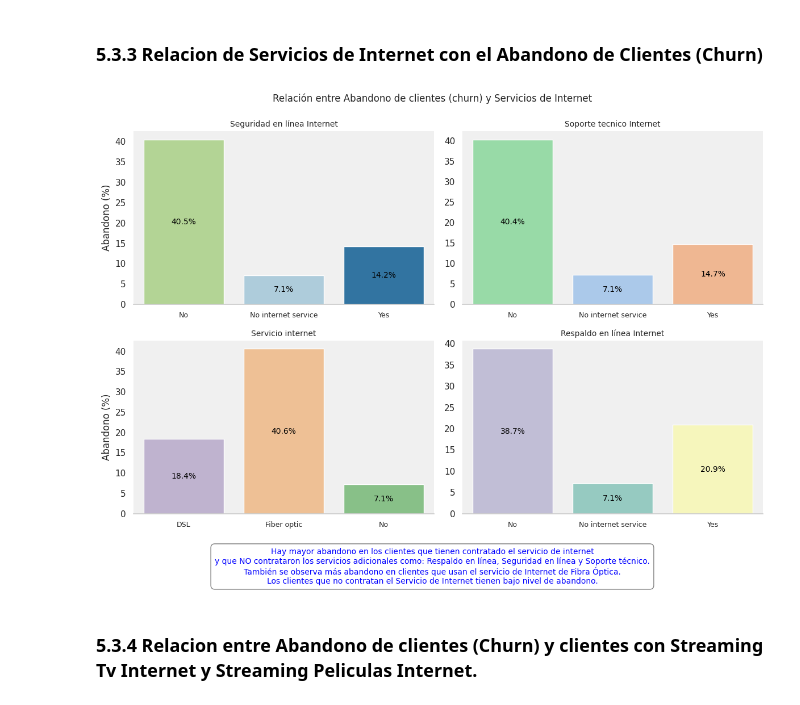
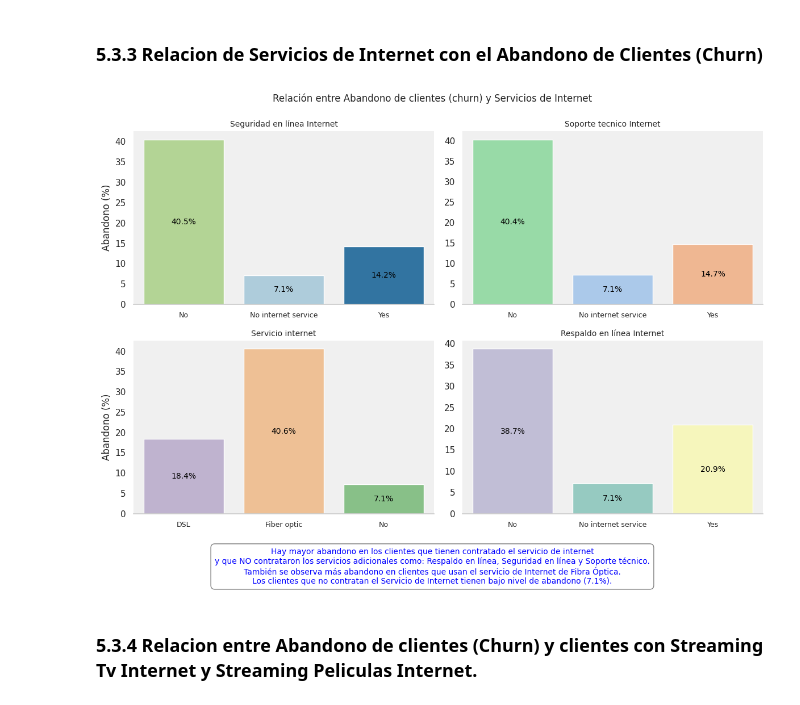
Before and after one commit to Gameto2025/Desafio_TelecomX, a Jupyter notebook: Desafio__TelecomX.ipynb, the cells around one changed output. Saved outputs shown, nothing was run; the diff lists cells and outputs as text; code cells hidden in the pictures.

```diff
--- a/Desafio__TelecomX.ipynb
+++ b/Desafio__TelecomX.ipynb
@@ -1220,35 +1283,35 @@ for i, col in enumerate(cols):
         ax.bar_label(container, fmt='%.1f%%', label_type='center', color='black', fontsize=10)
 
     ax.set_title(col.replace('_', ' '), fontsize=10)
     ax.set_xlabel('')
     ax.set_ylabel('Abandono (%)' if i % 2 == 0 else '')
     ax.set_facecolor('#f0f0f0')
     ax.tick_params(axis='x',  labelsize=9)
 
     sns.despine(ax=ax, top=True, right=True, left=True)
     ax.grid(False)
 
 fig.suptitle('Relación entre Abandono de clientes (churn) y Servicios de Internet', fontsize=12)
 plt.tight_layout(rect=[0, 0, 1, 0.99])
 
 texto = (
     "Hay mayor abandono en los clientes que tienen contratado el servicio de internet\n"
     "y que NO contrataron los servicios adicionales como: Respaldo en línea, Seguridad en línea y Soporte técnico.\n"
     "También se observa más abandono en clientes que usan el servicio de Internet de Fibra Óptica.\n"
-    "Los clientes que no contratan el Servicio de Internet tienen bajo nivel de abandono."
+    "Los clientes que no contratan el Servicio de Internet tienen bajo nivel de abandono (7.1%)."
 )
 
 fig.text(
     0.5, -0.02, texto,
     ha='center', va='top',
     fontsize=10,
     color='blue',
     bbox=dict(facecolor='white', edgecolor='gray', boxstyle='round,pad=0.5')
 )
 
 plt.show()
 # %% [output]
-[figure, old version]
+[figure, new version]
 # %% [markdown]
 ### 5.3.4 Relacion entre Abandono de clientes (Churn) y clientes con Streaming Tv Internet y Streaming Peliculas Internet.
 # %%
```
Also changed, not shown: parts of 5 cells of this notebook.
